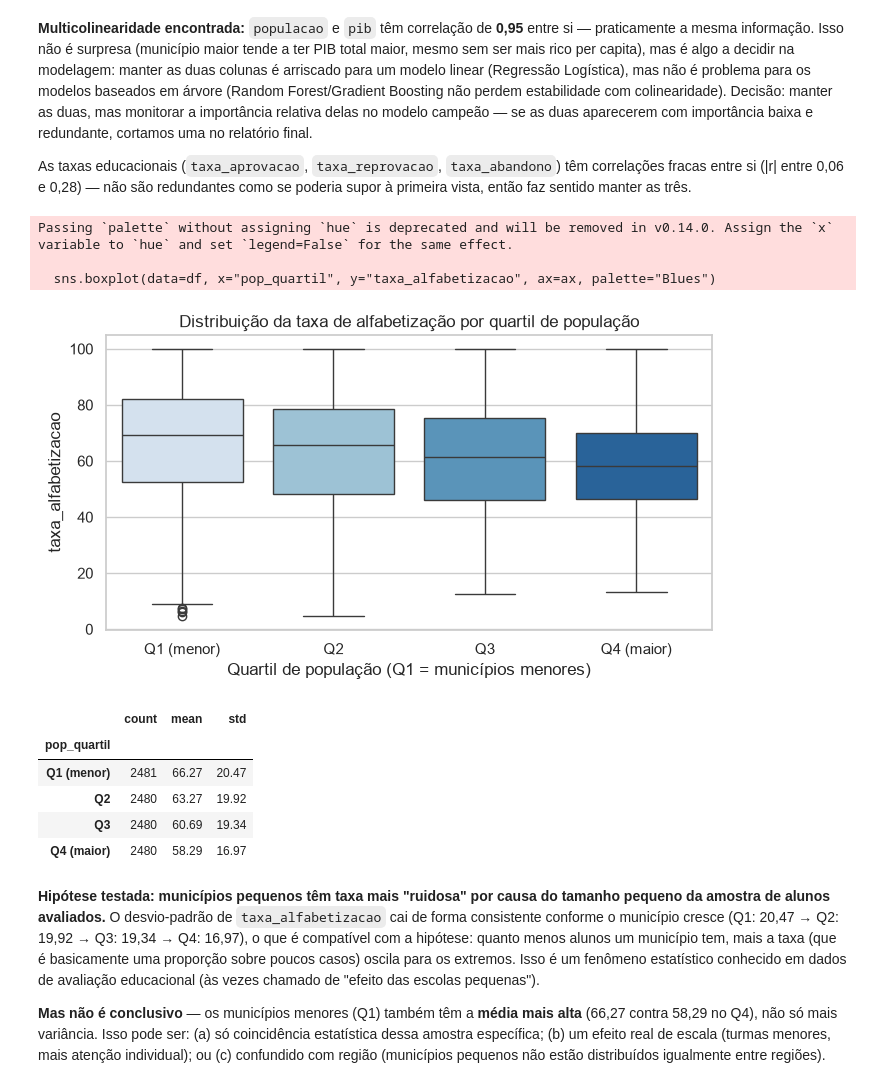
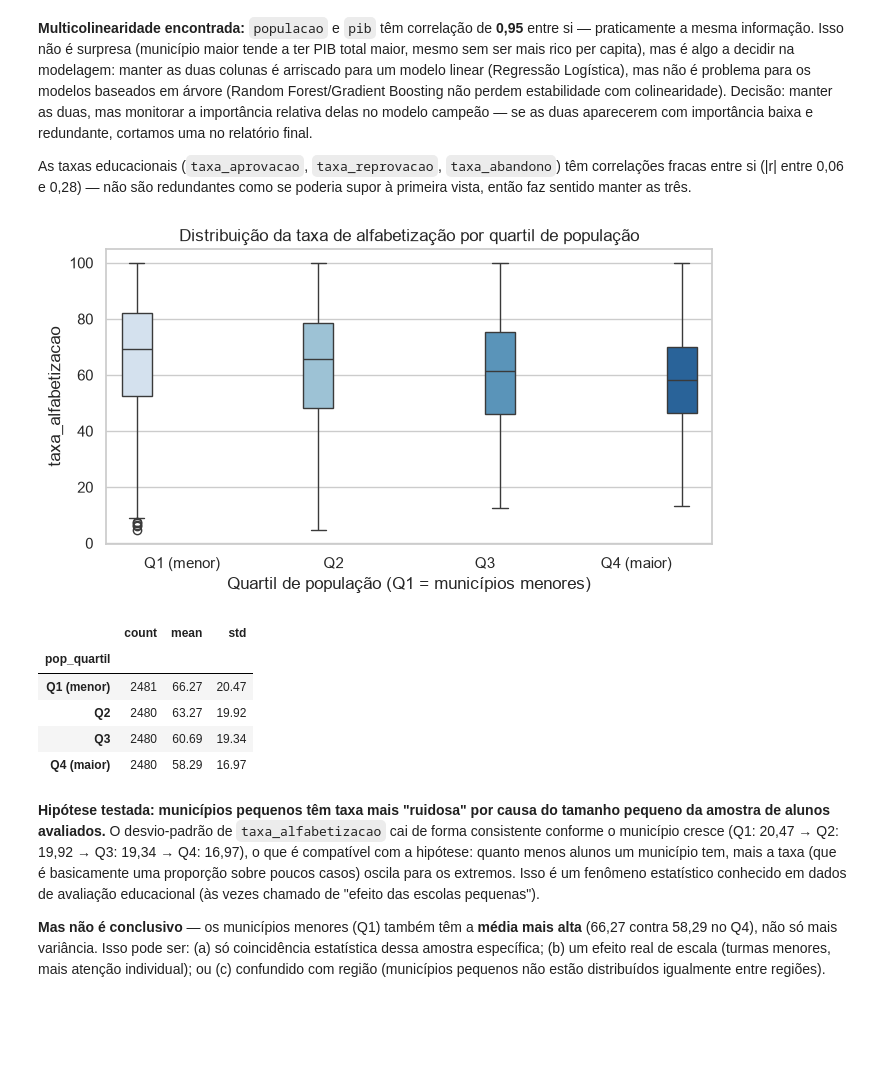
Before and after one commit to gustavo-leitao/Tech-Challenge-3, a Jupyter notebook: notebooks/01_eda.ipynb, the cells around one changed output. Drawn from its saved outputs; the diff is of its cells as text; code cells hidden in the pictures; blank space fills up the shorter version.

```diff
--- a/notebooks/01_eda.ipynb
+++ b/notebooks/01_eda.ipynb
@@ -247,20 +247,17 @@ As taxas educacionais (`taxa_aprovacao`, `taxa_reprovacao`, `taxa_abandono`) tê
 # %%
 df["pop_quartil"] = pd.qcut(df["populacao"], 4, labels=["Q1 (menor)", "Q2", "Q3", "Q4 (maior)"])
 resumo_pop = df.groupby("pop_quartil", observed=True)["taxa_alfabetizacao"].agg(["count", "mean", "std"]).round(2)
 
 fig, ax = plt.subplots(figsize=(7, 4))
-sns.boxplot(data=df, x="pop_quartil", y="taxa_alfabetizacao", ax=ax, palette="Blues")
+sns.boxplot(data=df, x="pop_quartil", y="taxa_alfabetizacao", hue="pop_quartil", palette="Blues", legend=False, ax=ax)
 ax.set_title("Distribuição da taxa de alfabetização por quartil de população")
 ax.set_xlabel("Quartil de população (Q1 = municípios menores)")
 plt.tight_layout()
 plt.savefig(IMAGES_DIR / "07_taxa_por_quartil_populacao.png", dpi=120)
 plt.show()
 resumo_pop
 # %% [output]
-Passing `palette` without assigning `hue` is deprecated and will be removed in v0.14.0. Assign the `x` variable to `hue` and set `legend=False` for the same effect.
-
-  sns.boxplot(data=df, x="pop_quartil", y="taxa_alfabetizacao", ax=ax, palette="Blues")
-[figure, old version]
+[figure, new version]
 |  | count | mean | std |
 | pop_quartil |  |  |  |
 | Q1 (menor) | 2481 | 66.27 | 20.47 |
```
Also changed, not shown: 6 other files.
